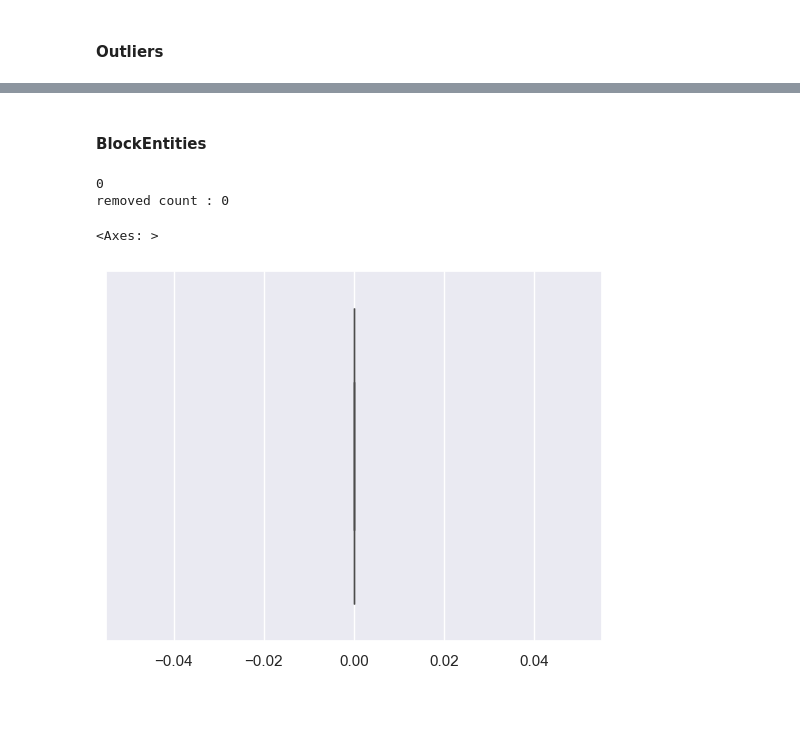
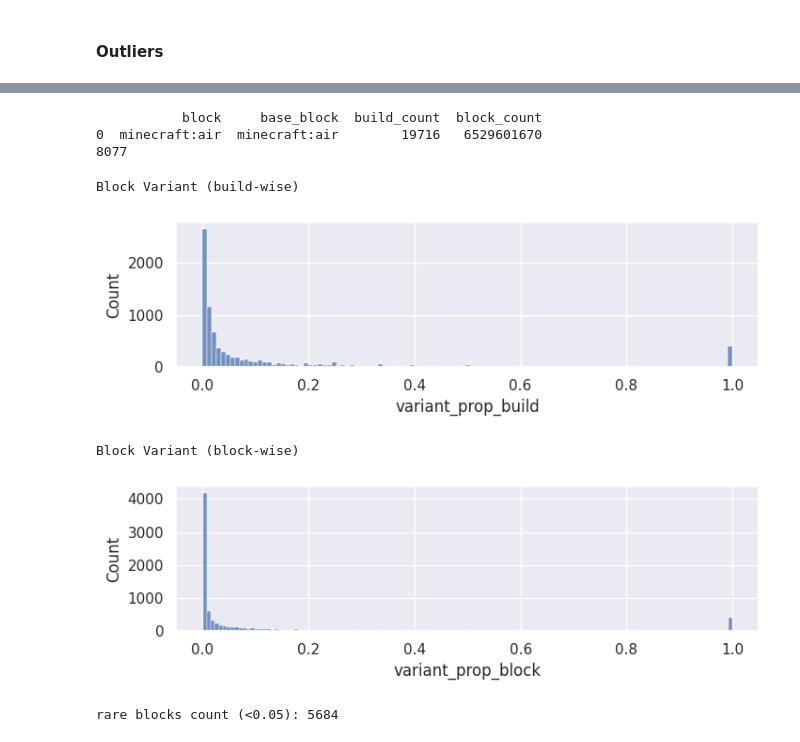
Before and after one commit to Dnewe/mcbuild-generator, a Jupyter notebook: notebooks/data_analysis.ipynb, the cells around one changed output, grey strips where cells are left out. Saved outputs shown, nothing was run; the diff lists cells and outputs as text; code cells hidden in the pictures; blank space fills up the shorter version.

```diff
--- a/notebooks/data_analysis.ipynb
+++ b/notebooks/data_analysis.ipynb
@@ -84,2 +80,0 @@ sns.boxplot(x=palettemaxs_arr)
-# %% [markdown]
-#### BlockEntities
@@ -88,13 +81,58 @@ blockentities_count_arr = np.array(blockentities_count)
-# %%
-# remove outliers
-blockentities_count_arr = blockentities_count_arr[blockentities_count_arr < 10e8]
-print(blockentities_count_arr.max())
-print(f"removed count : {len(blockentities_count) - len(blockentities_count_arr)}")
-# %% [output]
-0
-removed count : 0
-# %%
-sns.boxplot(x=blockentities_count_arr)
-# %% [output]
-<Axes: >
-[figure, removed]
+# %%
+usedblocks_df = pd.read_csv(os.path.join("..", BLOCKS_COUNT_CSV))
+print(usedblocks_df.head(1))
+print(len(usedblocks_df))
+# %% [output]
+           block     base_block  build_count  block_count
+0  minecraft:air  minecraft:air        19716   6529601670
+8077
+# %%
+# compute variant_proportion
+
+usedblocks_df['variant_prop_build'] = (
+    usedblocks_df['build_count'] /
+    usedblocks_df.groupby('base_block')['build_count'].transform('sum')
+)
+usedblocks_df['variant_prop_block'] = (
+    usedblocks_df['block_count']
+    / usedblocks_df.groupby('base_block')['block_count'].transform('sum')
+    #* usedblocks_df.groupby('base_block')['block'].transform('count')
+)
+# %%
+# block variant proportion (build-wise)
+print('Block Variant (build-wise)')
+plt.figure(figsize=(8,2))
+sns.histplot(usedblocks_df, x='variant_prop_build')
+plt.show()
+
+# block variant proportion (block-wise)
+print('Block Variant (block-wise)')
+plt.figure(figsize=(8,2))
+sns.histplot(usedblocks_df, x='variant_prop_block')
+plt.show()
+# %% [output]
+Block Variant (build-wise)
+[figure, added]
+Block Variant (block-wise)
+[figure, added]
+# %%
+THRESHOLD = 0.05
+PROP_SCALE = 'block' # block or build
+
+most_common_map = (
+    usedblocks_df.loc[
+        usedblocks_df.groupby('base_block')[f'variant_prop_{PROP_SCALE}'].idxmax()
+    ]
+    .set_index('base_block')['block']
+)
+
+usedblocks_df['new_block'] = usedblocks_df['block']
+
+mask = usedblocks_df[f'variant_prop_{PROP_SCALE}'] < THRESHOLD
+print(f'rare blocks count (<{THRESHOLD}): {mask.sum()}')
+# replace rare blocks by most common
+usedblocks_df.loc[mask, 'new_block'] = (
+    usedblocks_df.loc[mask, 'base_block'].map(most_common_map)
+)
+# %% [output]
+rare blocks count (<0.05): 5684
```
Also changed, not shown: parts of 16 cells of this notebook, 6 other files.
